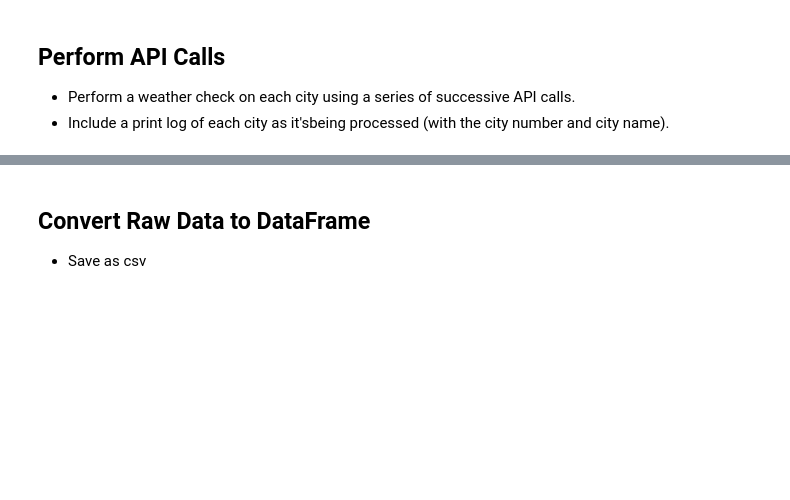
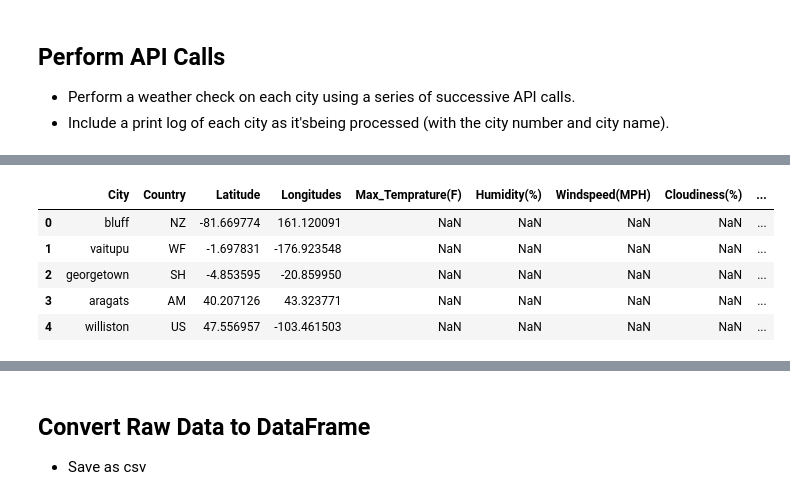
Before and after one commit to shreeniv/python-api-challenge, a Jupyter notebook: starter_code/WeatherPy.ipynb, the cells around one changed output, grey strips where cells are left out. Cells and saved outputs as stored; diff of their text form; code cells hidden in the pictures; blank space fills up the shorter version.

```diff
--- a/starter_code/WeatherPy.ipynb
+++ b/starter_code/WeatherPy.ipynb
@@ -29,22 +29,31 @@ lng_range = (-180, 180)
 ## Generate Cities List
 # %%
 # List for holding lat_lngs and cities
-lat_lngs = []
+cities_country = []
+latitudes = []
+longitudes = []
 cities = []
+countries = []
 
 # Create a set of random lat and lng combinations
-lats = np.random.uniform(lat_range[0], lat_range[1], size=1500)
-lngs = np.random.uniform(lng_range[0], lng_range[1], size=1500)
+lats = np.random.uniform(low=-90, high=90, size=1500)
+lngs = np.random.uniform(low=-180, high=180, size=1500)
 lat_lngs = zip(lats, lngs)
 
 # Identify nearest city for each lat, lng combination
 for lat_lng in lat_lngs:
-    city = citipy.nearest_city(lat_lng[0], lat_lng[1]).city_name
-
-    # If the city is unique, then add it to a our cities list
-    if city not in cities:
-        cities.append(city)
+    city = citipy.nearest_city(lat_lng[0], lat_lng[1])
+    cityname = city.city_name
+    countryname = city.country_code
+    city_with_country = tuple([cityname, countryname.upper()])
+    if city_with_country not in cities_country:
+        cities_country.append(city_with_country)
+        cities.append(city_with_country[0])
+        countries.append(city_with_country[1])
+        latitudes.append(lat_lng[0])
+        longitudes.append(lat_lng[1])
 
 # Print the city count to confirm sufficient count
-len(cities)
+totalcities = len(cities_country)
+print(f"Total cities are: {totalcities}")
 # %% [output]
@@ -53,8 +62,3 @@ len(cities)
 ## Perform API Calls
 * Perform a weather check on each city using a series of successive API calls.
 * Include a print log of each city as it'sbeing processed (with the city number and city name).
-# %%
-#iterating thru the city's list -
-original_cities = cities
-cities = ["Boston", "New York City"]
-time.sleep(1)
@@ -62,0 +65,17 @@ SyntaxError: invalid syntax (<ipython-input-3-0a20eb54de2c>, line 1)
+# %%
+dict = {"City": cities, "Country": countries, "Latitude":latitudes, "Longitudes": longitudes}
+city_data = pd.DataFrame(dict)
+city_data
+city_data["Max_Temprature(F)"]  = np.nan
+city_data["Humidity(%)"]  = np.nan
+city_data["Windspeed(MPH)"]  = np.nan
+city_data["Cloudiness(%)"]  = np.nan
+city_data["Date"] = np.nan
+city_data.head()
+# %% [output]
+|  | City | Country | Latitude | Longitudes | Max_Temprature(F) | Humidity(%) | Windspeed(MPH) | Cloudiness(%) | ... |
+| 0 | bluff | NZ | -81.669774 | 161.120091 | NaN | NaN | NaN | NaN | ... |
+| 1 | vaitupu | WF | -1.697831 | -176.923548 | NaN | NaN | NaN | NaN | ... |
+| 2 | georgetown | SH | -4.853595 | -20.859950 | NaN | NaN | NaN | NaN | ... |
+| 3 | aragats | AM | 40.207126 | 43.323771 | NaN | NaN | NaN | NaN | ... |
+| 4 | williston | US | 47.556957 | -103.461503 | NaN | NaN | NaN | NaN | ... |
```
Also changed, not shown: parts of 5 cells of this notebook, 2 other files.
